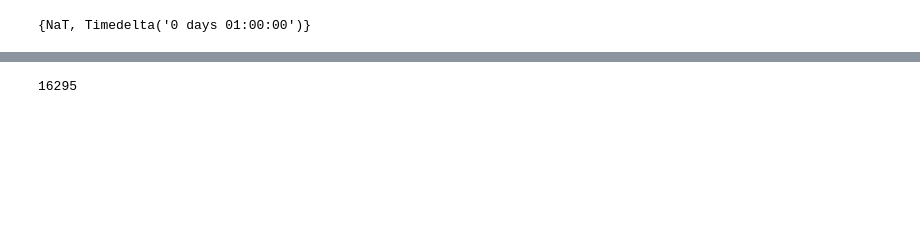
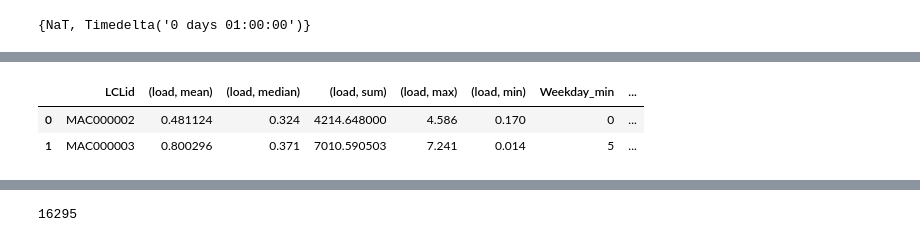
Before and after one commit to angadkhurana/Fed-Learning-For-Energy-Systems, a Jupyter notebook: data_preprocessing.ipynb, the cells around one changed output, grey strips where cells are left out. Drawn from its saved outputs; the diff is of its cells as text; code cells hidden in the pictures; blank space fills up the shorter version.

```diff
--- a/data_preprocessing.ipynb
+++ b/data_preprocessing.ipynb
@@ -313,0 +292,40 @@ df_aggregated.head(1)
+# %%
+# K-means clustering
+df_k_means = df_aggregated[['LCLid','load']].groupby(['LCLid']).agg(['mean','median','sum','max','min'])
+
+grouped_df = df_aggregated.groupby(['LCLid', 'Weekday'])['load'].mean().reset_index()
+min_load_indexes = grouped_df.groupby('LCLid')['load'].idxmin()
+max_load_indexes = grouped_df.groupby('LCLid')['load'].idxmax()
+
+min_load_df = grouped_df.loc[min_load_indexes]
+max_load_df = grouped_df.loc[max_load_indexes]
+
+min_load_df = min_load_df.rename(columns={'Weekday': 'Weekday_min'})
+max_load_df = max_load_df.rename(columns={'Weekday': 'Weekday_max'})
+
+result_df = pd.merge(min_load_df[['LCLid', 'Weekday_min']],
+                     max_load_df[['LCLid', 'Weekday_max']],
+                     on='LCLid')
+
+df_k_means = pd.merge(df_k_means, result_df, on='LCLid')
+
+
+import pandas as pd
+from sklearn.cluster import KMeans
+from sklearn.preprocessing import StandardScaler
+
+# Assuming 'df_k_means' is your dataframe with columns 'LCLid' and other relevant columns for clustering.
+
+clustering_data = df_k_means.drop('LCLid', axis=1)
+scaler = StandardScaler()
+standardized_data = scaler.fit_transform(clustering_data)
+
+k = 18
+kmeans = KMeans(n_clusters=k, random_state=0)
+df_k_means['Cluster'] = kmeans.fit_predict(standardized_data)
+
+df_k_means.head(2)
+# %% [output]
+|  | LCLid | (load, mean) | (load, median) | (load, sum) | (load, max) | (load, min) | Weekday_min | ... |
+| 0 | MAC000002 | 0.481124 | 0.324 | 4214.648000 | 4.586 | 0.170 | 0 | ... |
+| 1 | MAC000003 | 0.800296 | 0.371 | 7010.590503 | 7.241 | 0.014 | 5 | ... |
```
Also changed, not shown: parts of 19 cells of this notebook.
